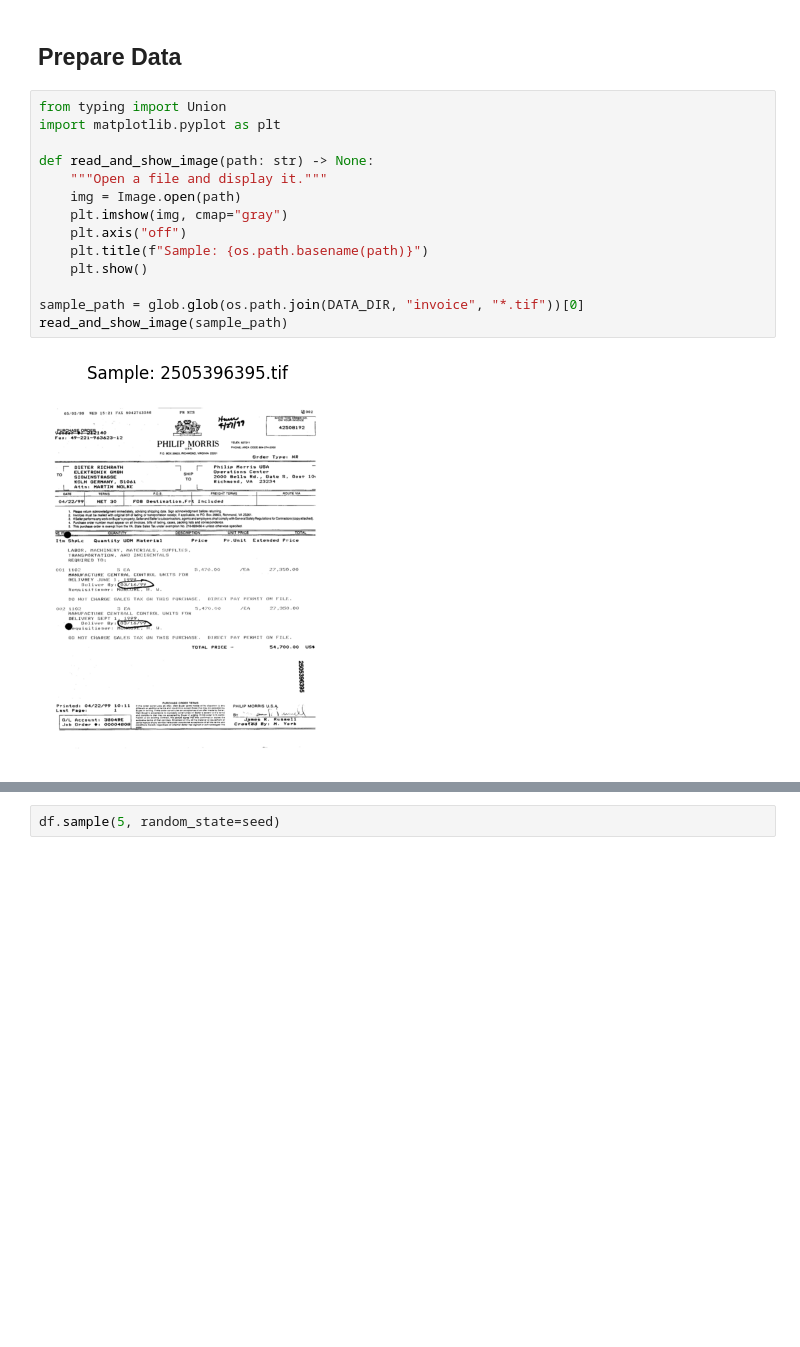
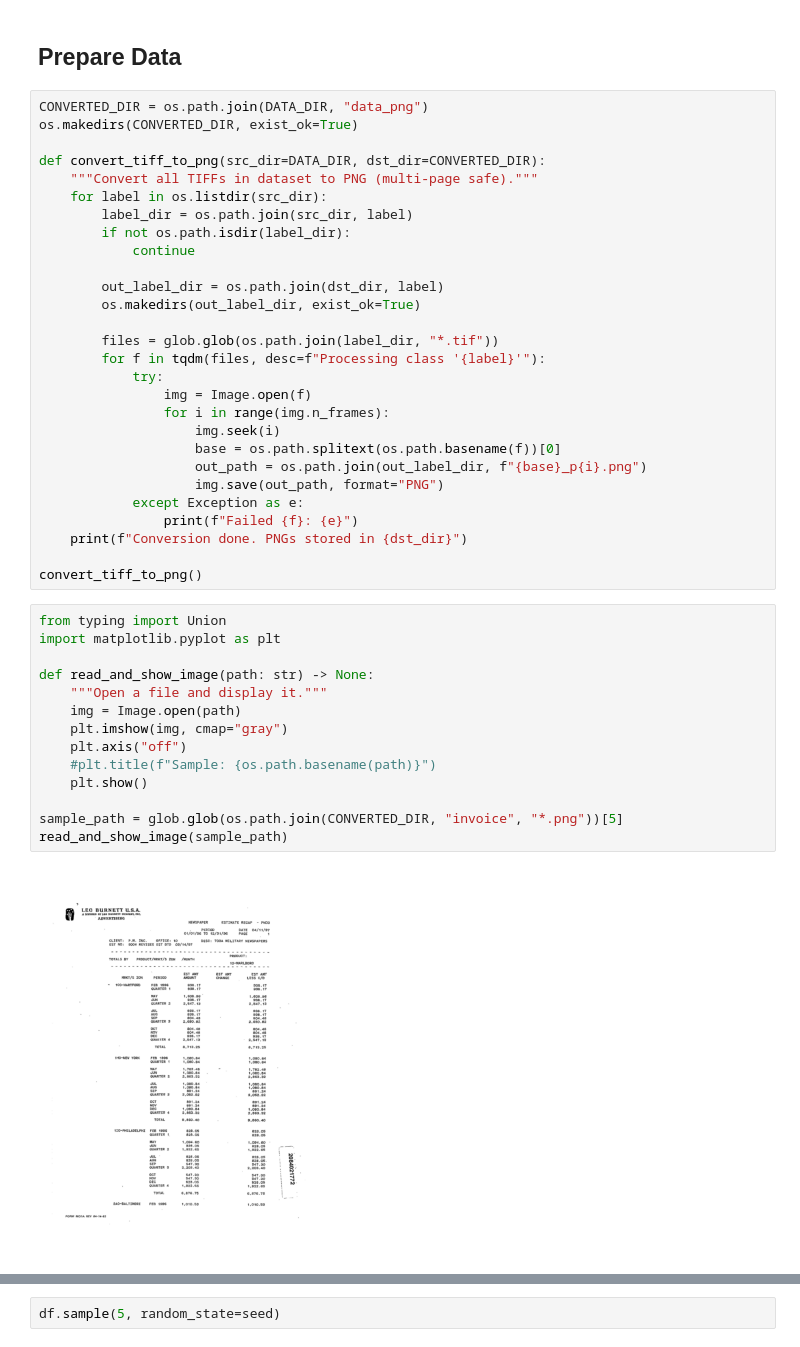
Before and after one commit to Amrokahla/Document-analyzer, a Jupyter notebook: notebooks/classification.ipynb, the cells around one changed output, grey strips where cells are left out. Drawn from its saved outputs; the diff is of its cells as text; blank space fills up the shorter version.

```diff
--- a/notebooks/classification.ipynb
+++ b/notebooks/classification.ipynb
@@ -26,22 +26,50 @@ seed = 7
 random.seed(seed)
 # %% [markdown]
 ## Prepare Data
+# %%
+CONVERTED_DIR = os.path.join(DATA_DIR, "data_png")
+os.makedirs(CONVERTED_DIR, exist_ok=True)
+
+def convert_tiff_to_png(src_dir=DATA_DIR, dst_dir=CONVERTED_DIR):
+    """Convert all TIFFs in dataset to PNG (multi-page safe)."""
+    for label in os.listdir(src_dir):
+        label_dir = os.path.join(src_dir, label)
+        if not os.path.isdir(label_dir):
+            continue
+
+        out_label_dir = os.path.join(dst_dir, label)
+        os.makedirs(out_label_dir, exist_ok=True)
+
+        files = glob.glob(os.path.join(label_dir, "*.tif"))
+        for f in tqdm(files, desc=f"Processing class '{label}'"):
+            try:
+                img = Image.open(f)
+                for i in range(img.n_frames):
+                    img.seek(i)
+                    base = os.path.splitext(os.path.basename(f))[0]
+                    out_path = os.path.join(out_label_dir, f"{base}_p{i}.png")
+                    img.save(out_path, format="PNG")
+            except Exception as e:
+                print(f"Failed {f}: {e}")
+    print(f"Conversion done. PNGs stored in {dst_dir}")
+
+convert_tiff_to_png()
 # %%
 from typing import Union
 import matplotlib.pyplot as plt
 
 def read_and_show_image(path: str) -> None:
     """Open a file and display it."""
     img = Image.open(path)
     plt.imshow(img, cmap="gray")
     plt.axis("off")
-    plt.title(f"Sample: {os.path.basename(path)}")
+    #plt.title(f"Sample: {os.path.basename(path)}")
     plt.show()
 
-sample_path = glob.glob(os.path.join(DATA_DIR, "invoice", "*.tif"))[0]
+sample_path = glob.glob(os.path.join(CONVERTED_DIR, "invoice", "*.png"))[5]
 read_and_show_image(sample_path)
 # %% [output]
-[figure, old version]
+[figure, new version]
 # %%
 def ocr_image(path: str) -> str:
     """Extract text from a single image file."""
```
Also changed, not shown: parts of 3 cells of this notebook, 2 other files.
